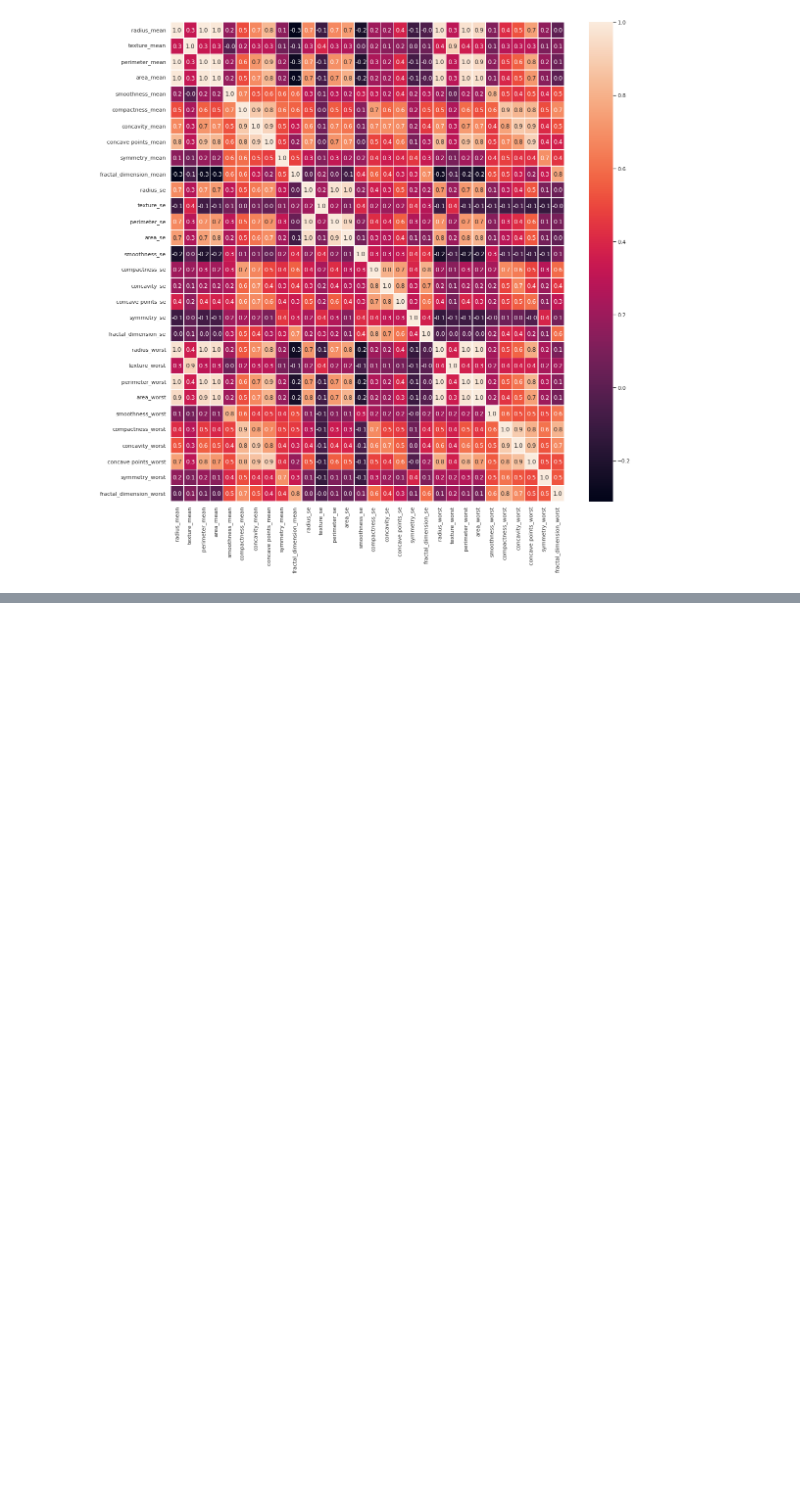
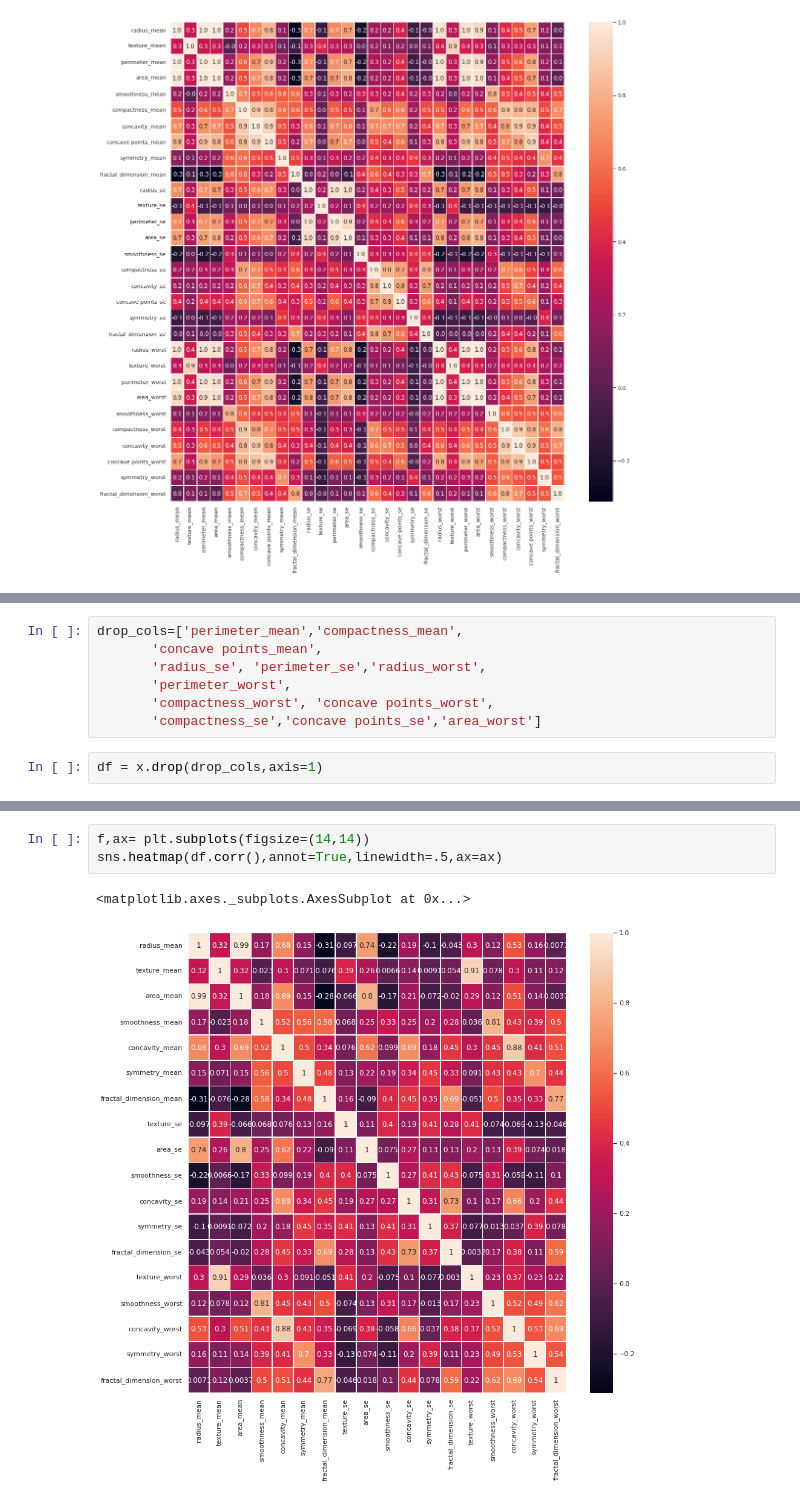
Before and after one commit to Jayjake1/DataAnalysis, a Jupyter notebook: EDA_using_seaborn.ipynb, the cells around one changed output, grey strips where cells are left out. Drawn from its saved outputs; the diff is of its cells as text; blank space fills up the shorter version.

```diff
--- a/EDA_using_seaborn.ipynb
+++ b/EDA_using_seaborn.ipynb
@@ -360,0 +374,9 @@ sns.heatmap(x.corr(),
+# %%
+drop_cols=['perimeter_mean','compactness_mean',
+       'concave points_mean',
+       'radius_se', 'perimeter_se','radius_worst',
+       'perimeter_worst',
+       'compactness_worst', 'concave points_worst',
+       'compactness_se','concave points_se','area_worst']
+# %%
+df = x.drop(drop_cols,axis=1)
@@ -360,0 +392,6 @@ sns.heatmap(x.corr(),
+# %%
+f,ax= plt.subplots(figsize=(14,14))
+sns.heatmap(df.corr(),annot=True,linewidth=.5,ax=ax)
+# %% [output]
+<matplotlib.axes._subplots.AxesSubplot at 0x...>
+[figure, added]
```
Also changed, not shown: parts of 22 cells of this notebook.
